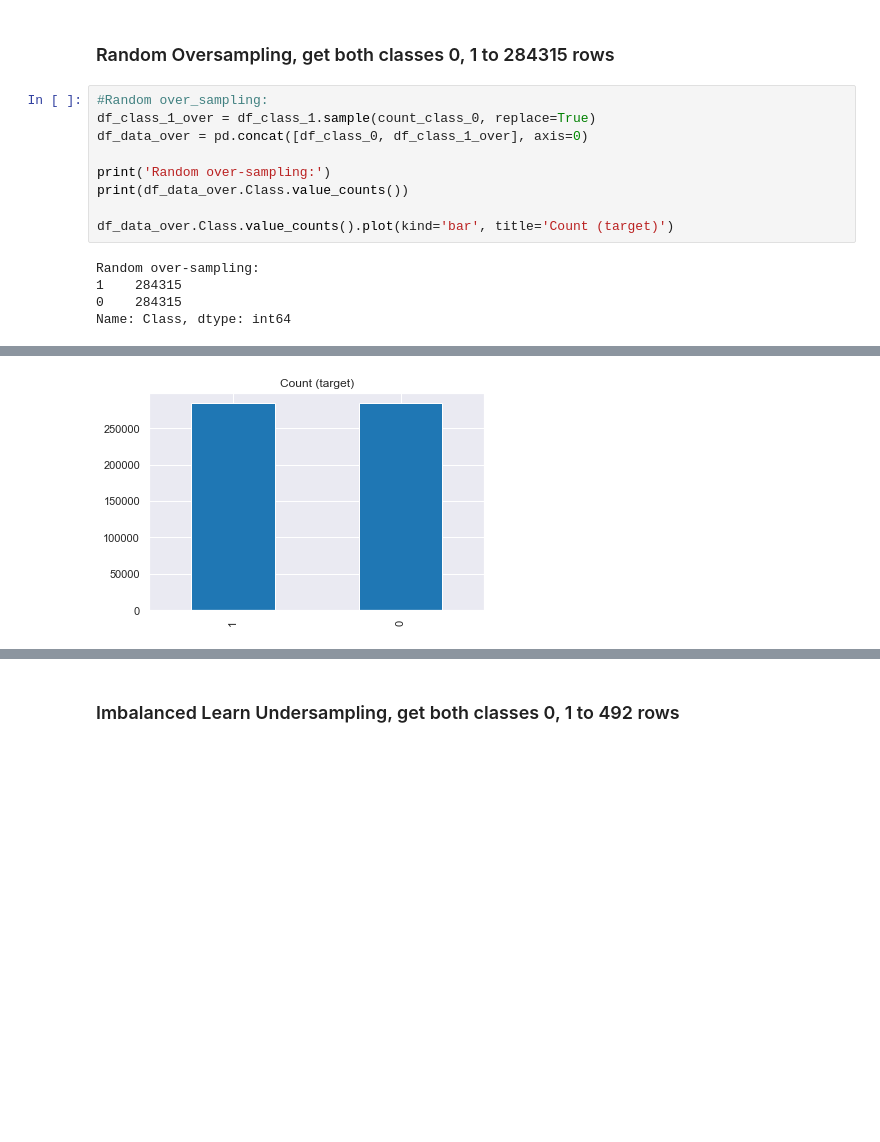
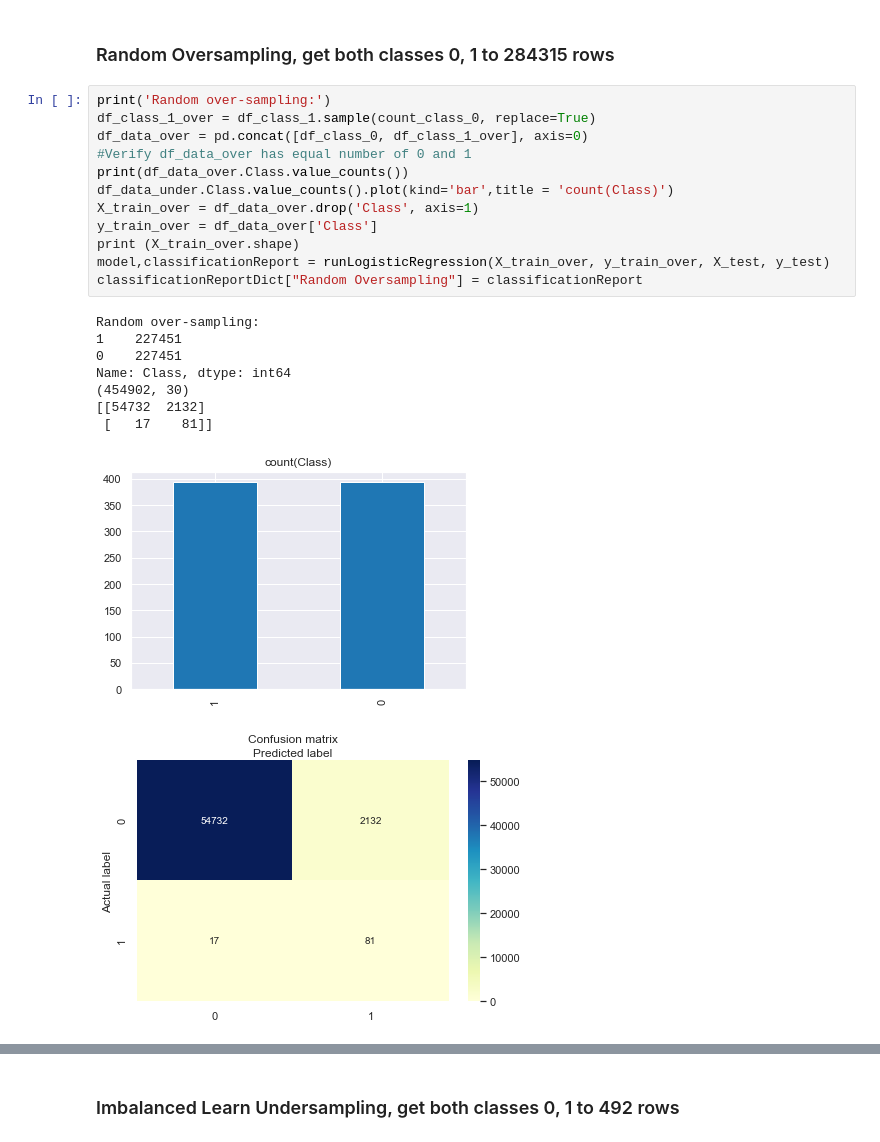
Before and after one commit to harineem1/Springboard01, a Jupyter notebook: Capstone/Capstone 1/Code/CP1 Using Logistic RegressionHMfinal.ipynb, the cells around one changed output, grey strips where cells are left out. Cells and saved outputs as stored; diff of their text form; blank space fills up the shorter version.

```diff
--- a/Capstone/Capstone 1/Code/CP1 Using Logistic RegressionV2.ipynb
+++ b/Capstone/Capstone 1/Code/CP1 Using Logistic RegressionHMfinal.ipynb
@@ -433,16 +424,24 @@ Accuracy =  0.9238578680203046 Precision =  0.967741935483871 Recall =  0.882352
 # %% [markdown]
 ### Random Oversampling, get both classes 0, 1 to 284315 rows
 # %%
-#Random over_sampling:
+print('Random over-sampling:')
 df_class_1_over = df_class_1.sample(count_class_0, replace=True)
 df_data_over = pd.concat([df_class_0, df_class_1_over], axis=0)
-
-print('Random over-sampling:')
+#Verify df_data_over has equal number of 0 and 1
 print(df_data_over.Class.value_counts())
-
-df_data_over.Class.value_counts().plot(kind='bar', title='Count (target)')
+df_data_under.Class.value_counts().plot(kind='bar',title = 'count(Class)')
+X_train_over = df_data_over.drop('Class', axis=1)
+y_train_over = df_data_over['Class']
+print (X_train_over.shape)
+model,classificationReport = runLogisticRegression(X_train_over, y_train_over, X_test, y_test)
+classificationReportDict["Random Oversampling"] = classificationReport
 # %% [output]
 Random over-sampling:
-1    284315
-0    284315
+1    227451
+0    227451
 Name: Class, dtype: int64
+(454902, 30)
+[[54732  2132]
+ [   17    81]]
+[figure, new version]
+[figure, added]
@@ -450 +467,0 @@ Name: Class, dtype: int64
-[figure, old version]
```
Also changed, not shown: parts of 17 cells of this notebook, 1 other file.
